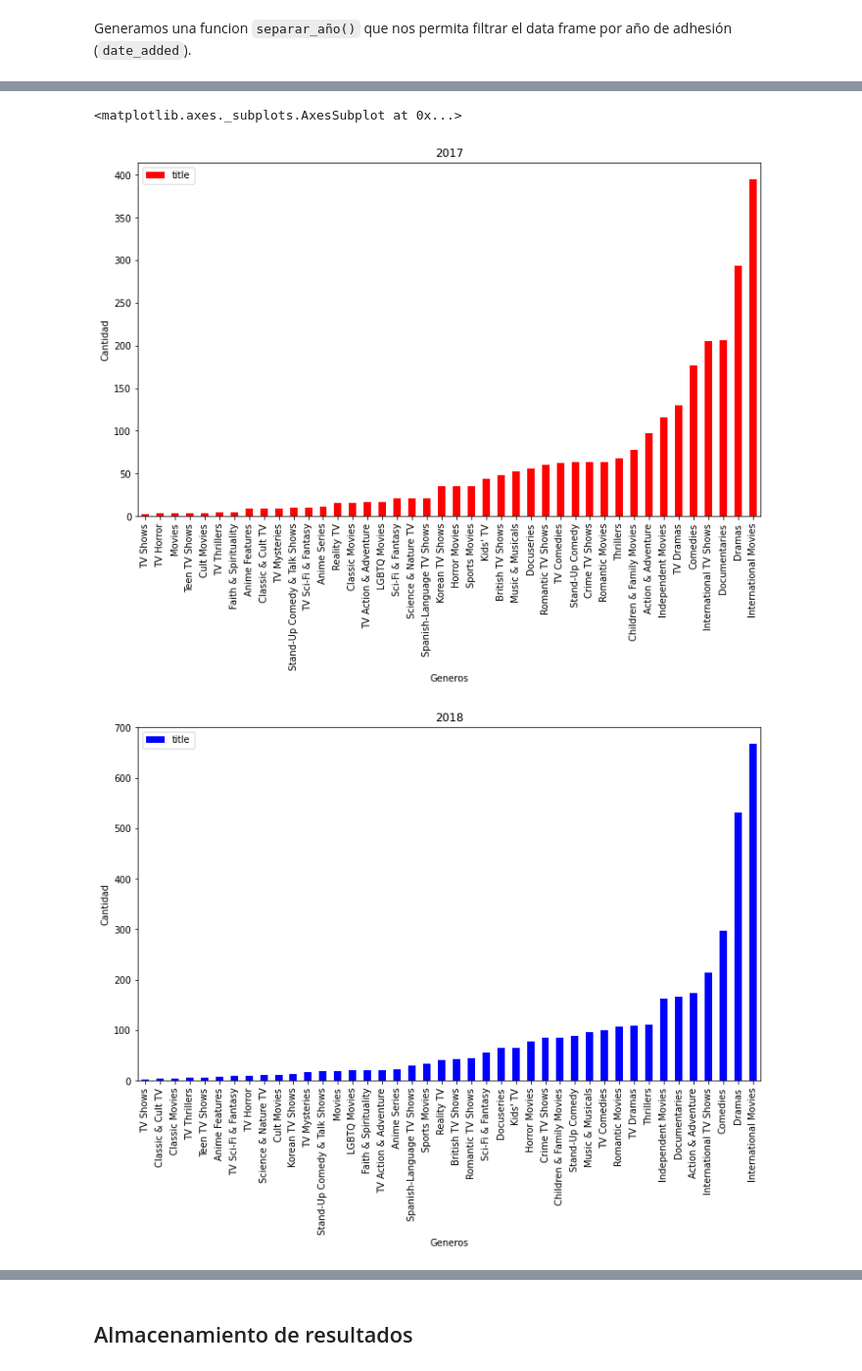
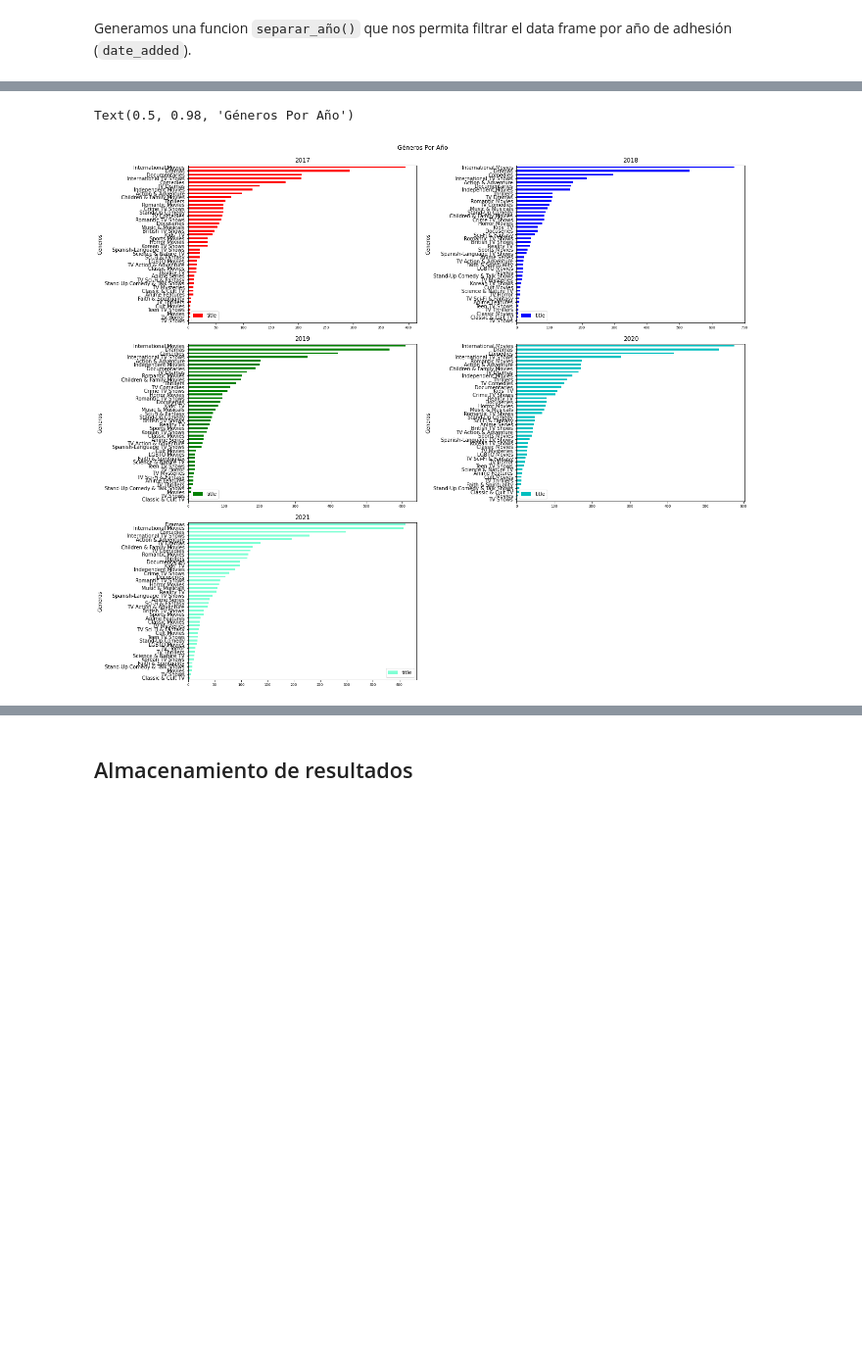
Before and after one commit to ri1965/Toolkits, a Jupyter notebook: Examen_Bimestre_1_Intro_Python__Grupo_2.ipynb, the cells around one changed output, grey strips where cells are left out. Shown at 98% size. Saved outputs shown, nothing was run; the diff lists cells and outputs as text; code cells hidden in the pictures; blank space fills up the shorter version.

```diff
--- a/Examen_Bimestre_1_Intro_Python__Grupo_2.ipynb
+++ b/Examen_Bimestre_1_Intro_Python__Grupo_2.ipynb
@@ -182,0 +309,4 @@ df_raw.head()
+# %%
+df_raw = pd.concat([df_raw,pd.DataFrame(dict([ (k,pd.Series(v)) for k,v in new_dic.items() ]))])
+# %%
+df_raw = df_raw.reset_index(drop=True) # reseteamos los indices para  que se reflejen los nuevos entries
@@ -419,9 +555,9 @@ def split_unpivot(df, campo):
                                                          # Recorremos los indices de df_raw2 y pasamos toda la fila a una variable row
   for num_row in range(len(df)):
     row = pd.DataFrame(df.iloc[num_row,:].to_dict(), index=[num_row])
-    genero = (row[campo][num_row]).split(', ')           # Transformamos el contenido de la columna listed_in de string a una lista con el metodo split
-    for gen in genero:
-      row[campo] = gen                                   # Recorremos la columna listed_in almacenada en genero
+    cpo = (row[campo][num_row]).split(', ')           # Transformamos el contenido de la columna listed_in de string a una lista con el metodo split
+    for c in cpo:
+      row[campo] = c                                   # Recorremos la columna listed_in almacenada en genero
       if (len(df_filtro) == 0):
         df_filtro = row
         df_filtro.head()
@@ -762,10 +1061,28 @@ Usando la función `separar_año ()` y el `df_genero` realizamos subplots para p
 # %%
-(separar_año("2017-01-01","2017-12-31", df_genero))[['listed_in', 'title']].groupby('listed_in').count().sort_values(['title'],ascending=True).plot(kind='bar', title='2017', ylabel='Cantidad', xlabel='Generos', color="r", figsize=(12, 7))
-(separar_año("2018-01-01","2018-12-31", df_genero))[['listed_in', 'title']].groupby('listed_in').count().sort_values(['title'],ascending=True).plot(kind='bar', title='2018', ylabel='Cantidad', xlabel='Generos', color="b", figsize=(12, 7))
-(separar_año("2019-01-01","2019-12-31", df_genero))[['listed_in', 'title']].groupby('listed_in').count().sort_values(['title'],ascending=True).plot(kind='bar', title='2019', ylabel='Cantidad', xlabel='Generos', color="g", figsize=(12, 7))
-(separar_año("2020-01-01","2020-12-31", df_genero))[['listed_in', 'title']].groupby('listed_in').count().sort_values(['title'],ascending=True).plot(kind='bar', title='2020', ylabel='Cantidad', xlabel='Generos', color="c", figsize=(12, 7))
-(separar_año("2021-01-01","2021-12-31", df_genero))[['listed_in', 'title']].groupby('listed_in').count().sort_values(['title'],ascending=True).plot(kind='bar', title='2021', ylabel='Cantidad', xlabel='Generos', color="m", figsize=(12, 7))
+fig = plt.figure(figsize=(18, 15), constrained_layout=True)
+spec = fig.add_gridspec(ncols=2, nrows=3)
+
+ax0 = fig.add_subplot(spec[0, 0])
+(separar_año("2017-01-01","2017-12-31", df_genero))[['listed_in', 'title']].groupby('listed_in').count().sort_values(['title'],ascending=True).plot(kind='barh', title='2017', ylabel='Cantidad', xlabel='Generos', color="r",ax = ax0)
+plt.xticks(size = 7)
+
+ax1 = fig.add_subplot(spec[0, 1])
+(separar_año("2018-01-01","2018-12-31", df_genero))[['listed_in', 'title']].groupby('listed_in').count().sort_values(['title'],ascending=True).plot(kind='barh', title='2018', ylabel='Cantidad', xlabel='Generos', color="b",  ax = ax1)
+plt.xticks(size = 7)
+
+ax2 = fig.add_subplot(spec[1, 0])
+(separar_año("2019-01-01","2019-12-31", df_genero))[['listed_in', 'title']].groupby('listed_in').count().sort_values(['title'],ascending=True).plot(kind='barh', title='2019', ylabel='Cantidad', xlabel='Generos', color="g", ax = ax2)
+plt.xticks(size = 7)
+
+ax3 = fig.add_subplot(spec[1, 1])
+(separar_año("2020-01-01","2020-12-31", df_genero))[['listed_in', 'title']].groupby('listed_in').count().sort_values(['title'],ascending=True).plot(kind='barh', title='2020', ylabel='Cantidad', xlabel='Generos', color="c", ax = ax3)
+plt.xticks(size = 7)
+
+ax4 = fig.add_subplot(spec[2, 0])
+(separar_año("2021-01-01","2021-12-31", df_genero))[['listed_in', 'title']].groupby('listed_in').count().sort_values(['title'],ascending=True).plot(kind='barh', title='2021', ylabel='Cantidad', xlabel='Generos', color="aquamarine", ax = ax4)
+plt.xticks(size = 7)
+
+fig.suptitle('Géneros Por Año')
 # %% [output]
-<matplotlib.axes._subplots.AxesSubplot at 0x...>
+Text(0.5, 0.98, 'Géneros Por Año')
-[figure, old version]
+[figure, new version]
-[figure, removed]
```
Also changed, not shown: parts of 94 cells of this notebook.
